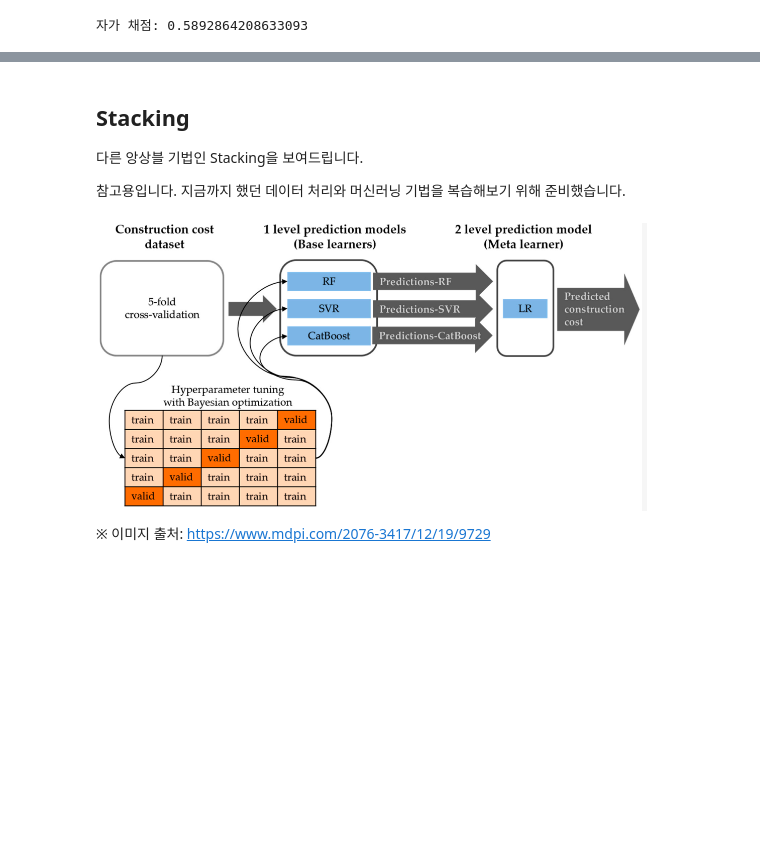
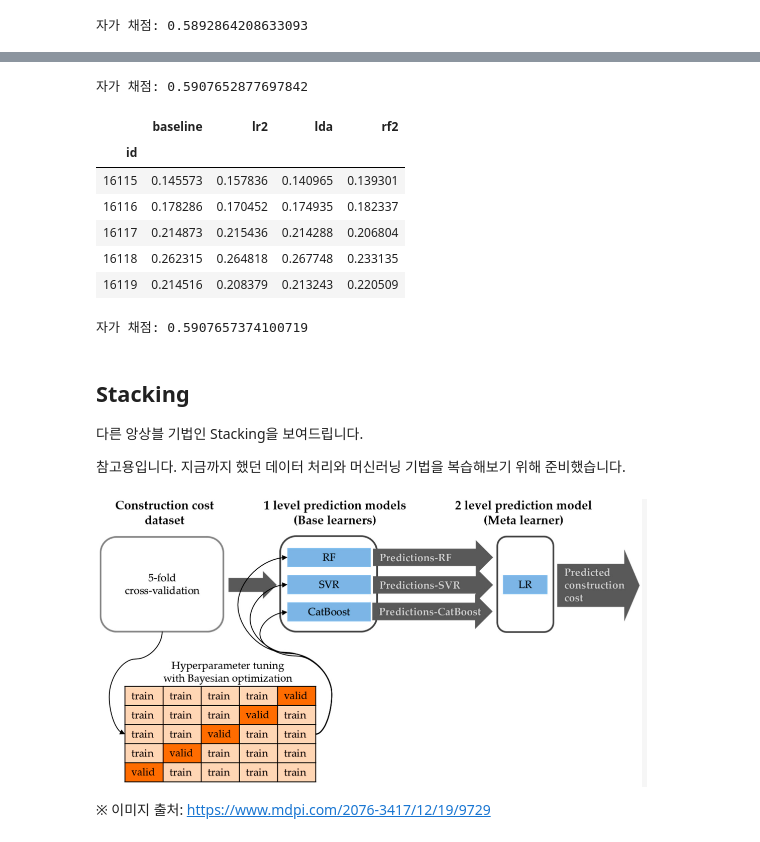
Before and after one commit to sunkusun9/DS_lv3_2409, a Jupyter notebook: sec_ds_lv3_prob1_kaggle.ipynb, the cells around one changed output, grey strips where cells are left out. Saved outputs shown, nothing was run; the diff lists cells and outputs as text; code cells hidden in the pictures; blank space fills up the shorter version.

```diff
--- a/sec_ds_lv3_prob1_kaggle.ipynb
+++ b/sec_ds_lv3_prob1_kaggle.ipynb
@@ -465,5 +455,34 @@ model_list = [
+# %%
+prd = select_model(clf_vt)
+print("자가 채점: {}".format(roc_auc_score(s_ans, prd)))
+# %% [output]
+자가 채점: 0.5907652877697842
+# %%
+# Voting  을 직접해 봅니다.
+
+model_list = [
+    ('baseline', clf_lr), # LR + SFS
+    ('lr2', clf_lr2), # LR.2: LR + feature PCA
+    ('lda', clf_lda), # LDA
+    ('rf2', clf_rf2), # RF + LDA
+]
+df_vt = pd.concat([
+    pd.Series(clf.fit(df_train[X_all], df_train['failure']).predict_proba(df_test[X_all])[:, 1], index=df_test.index, name=name)
+    for name, clf in model_list
+], axis=1)
+df_vt.head()
+# %% [output]
+|  | baseline | lr2 | lda | rf2 |
+| id |  |  |  |  |
+| 16115 | 0.145573 | 0.157836 | 0.140965 | 0.139301 |
+| 16116 | 0.178286 | 0.170452 | 0.174935 | 0.182337 |
+| 16117 | 0.214873 | 0.215436 | 0.214288 | 0.206804 |
+| 16118 | 0.262315 | 0.264818 | 0.267748 | 0.233135 |
+| 16119 | 0.214516 | 0.208379 | 0.213243 | 0.220509 |
 # %%
-# print("자가 채점: {}".format(roc_auc_score(s_ans, df_vt.mean(axis=1))))
+print("자가 채점: {}".format(roc_auc_score(s_ans, df_vt.mean(axis=1))))
+# %% [output]
+자가 채점: 0.5907657374100719
 # %% [markdown]
 ## Stacking
 
```
Also changed, not shown: parts of 15 cells of this notebook.
